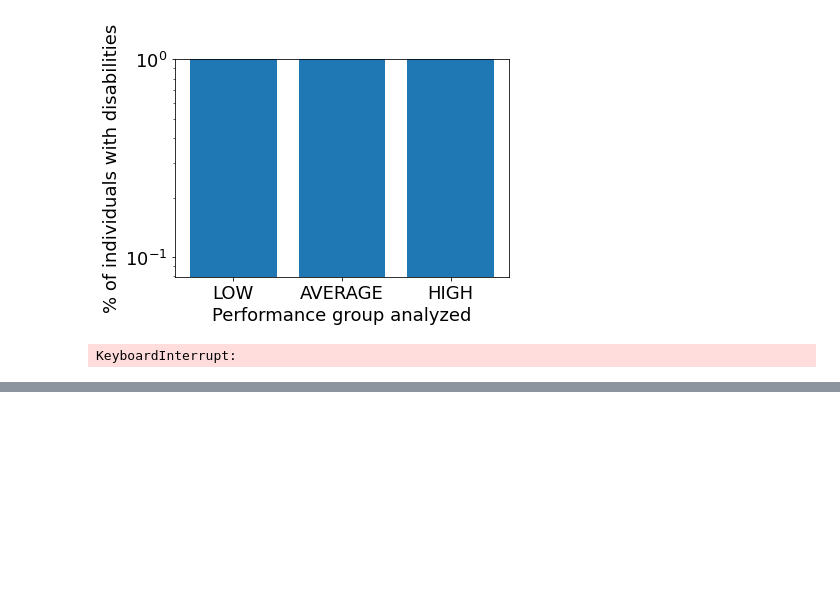
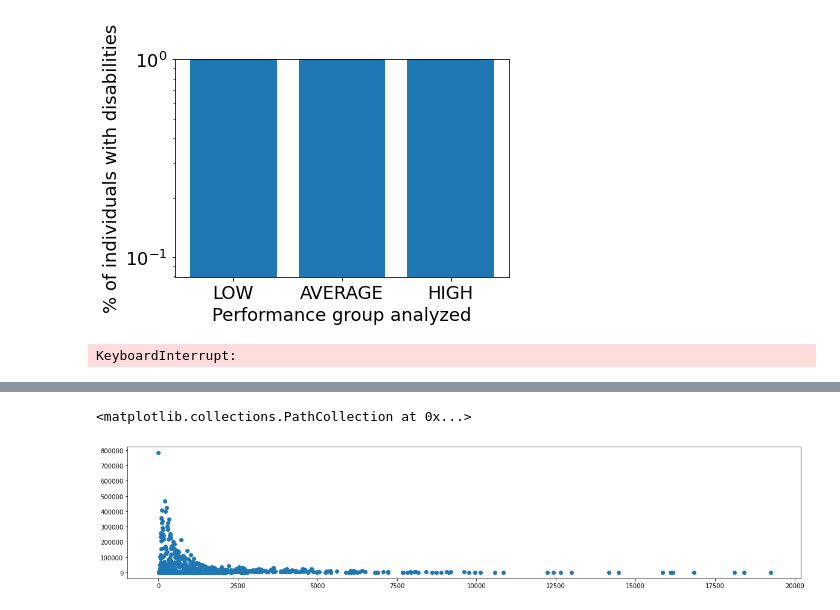
Before and after one commit to joaoaugusto05/ENEM-ANALYSIS, a Jupyter notebook: AnaliseCondicoes.ipynb, the cells around one changed output, grey strips where cells are left out. Cells and saved outputs as stored; diff of their text form; code cells hidden in the pictures; blank space fills up the shorter version.

```diff
--- a/AnaliseCondicoes.ipynb
+++ b/AnaliseCondicoes.ipynb
@@ -570,0 +714,27 @@ KeyboardInterrupt:
+# %%
+salarioCorresp = [
+{'A': 0, 'B': 499, 'C':1247, 'D': 1746, 'E': 2245, 'F': 2744, 'G': 3493, 'H': 4491, 'I': 5489, 'J':6487, 'K': 7485, 'L': 8483, 'M': 9481, 'N': 10978, 'O': 13473, 'P': 17465, 'Q': 19960},
+{'A': 0, 'B': 477, 'C':1192, 'D': 1669, 'E': 2146, 'F': 2623, 'G': 3249, 'H': 4293, 'I': 5247, 'J':6201, 'K': 7155, 'L': 8109, 'M': 9063, 'N': 10494, 'O': 12879, 'P': 16695, 'Q': 19080},
+{'A': 0, 'B': 468, 'C':1171, 'D': 1639, 'E': 2108, 'F': 2576, 'G': 3279, 'H': 4216, 'I': 5153, 'J':6090, 'K': 7047, 'L': 7964, 'M': 8901, 'N': 10307, 'O': 12649, 'P': 16397, 'Q': 18740},
+{'A': 0, 'B': 440, 'C':1100, 'D': 1540, 'E': 1980, 'F': 2420, 'G': 3080, 'H': 3960, 'I': 4840, 'J':5720, 'K': 6600, 'L': 7480, 'M': 8360, 'N': 9680,  'O': 11800, 'P': 15400, 'Q': 17600},
+{'A': 0, 'B': 394, 'C':952,  'D': 1377, 'E': 1771,  'F': 2177, 'G': 2758, 'H': 3532, 'I': 4334, 'J':5122, 'K': 5910, 'L': 6698, 'M': 7486, 'N': 8668,  'O': 10638, 'P': 13790, 'Q': 15760}
+]
+inflacaoMedia = [3.74, 3.66, 3.46, 8.77, 9.01]
+
+for i in range(len(salarioCorresp)):
+    for key in salarioCorresp[i]:
+        salarioCorresp[i][key] /= ((100 + inflacaoMedia[i])/100)
+# %%
+ano = 2019
+for i in range(len(paths)):
+    clrData = pd.read_csv(paths[i], sep = ',', encoding = 'ISO-8859-1')
+    clrData['Salario'] = clrData['Q006'].map(salarioCorresp[i])
+    clrData['MediaSalarial'] = clrData['Salario']/clrData['Q005']
+    clrData.to_csv(str(ano))
+    ano -= 1
+# %%
+li = []
+for i in range(len(paths)):
+    li.append(pd.read_csv(paths[i], sep = ',', encoding = 'ISO-8859-1'))
+FinalData = pd.concat(li, axis=0, ignore_index=True)
+FinalData.to_csv('AllYears.csv')
@@ -570,0 +757,7 @@ KeyboardInterrupt:
+# %%
+dataGauss = FinalData.groupby('MediaSalarial')
+plt.figure(figsize=(20,4))
+plt.scatter(dataGauss.groups.keys(), dataGauss['MediaSalarial'].count())
+# %% [output]
+<matplotlib.collections.PathCollection at 0x...>
+[figure, added]
```
Also changed, not shown: parts of 80 cells of this notebook.
